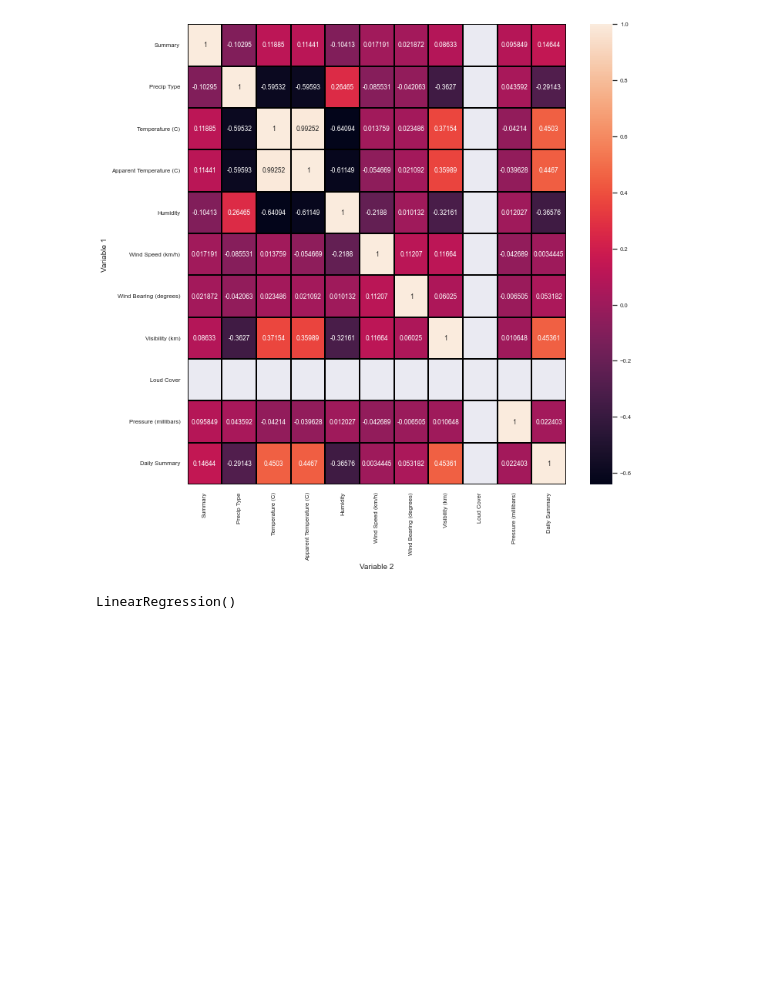
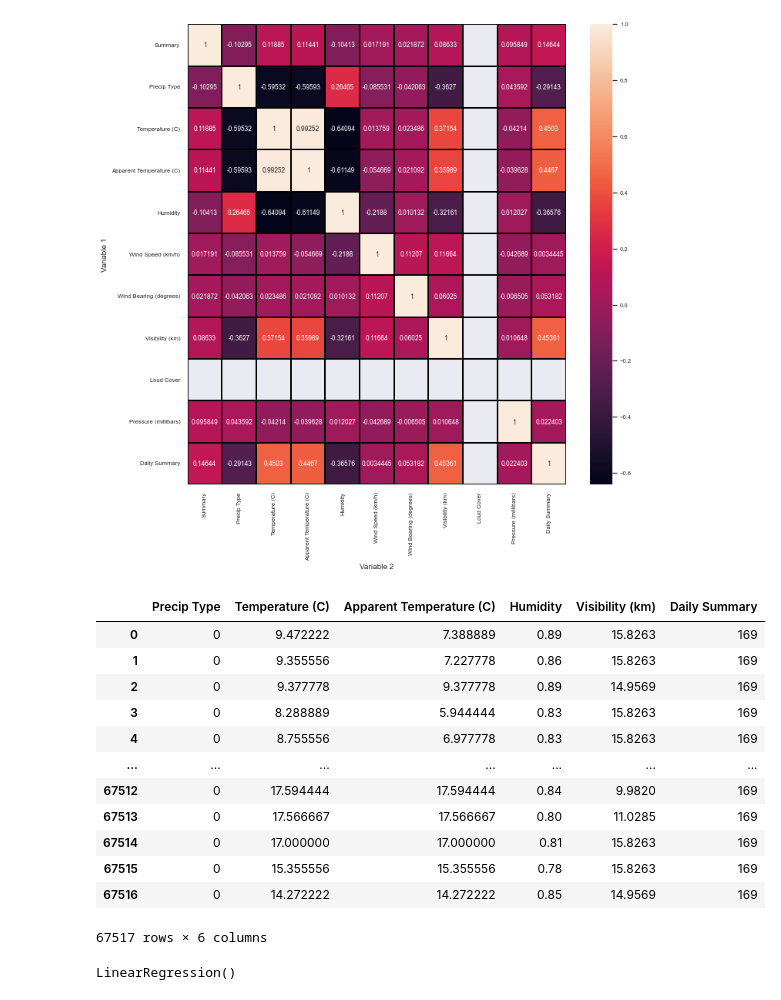
Before and after one commit to pouriaSameti/ML-Projects, a Jupyter notebook: Linear Regression/Linear Regression projects/predict temperature.ipynb, the cells around one changed output. Drawn from its saved outputs; the diff is of its cells as text; code cells hidden in the pictures; blank space fills up the shorter version.

```diff
--- a/Linear Regression/Linear Regression projects/predict temperature.ipynb
+++ b/Linear Regression/Linear Regression projects/predict temperature.ipynb
@@ -140,3 +140,19 @@ test_set = test_set.drop(columns=['Wind Speed (km/h)', 'Wind Bearing (degrees)',
+# %%
+train_set
+# %% [output]
+|  | Precip Type | Temperature (C) | Apparent Temperature (C) | Humidity | Visibility (km) | Daily Summary |
+| 0 | 0 | 9.472222 | 7.388889 | 0.89 | 15.8263 | 169 |
+| 1 | 0 | 9.355556 | 7.227778 | 0.86 | 15.8263 | 169 |
+| 2 | 0 | 9.377778 | 9.377778 | 0.89 | 14.9569 | 169 |
+| 3 | 0 | 8.288889 | 5.944444 | 0.83 | 15.8263 | 169 |
+| 4 | 0 | 8.755556 | 6.977778 | 0.83 | 15.8263 | 169 |
+| ... | ... | ... | ... | ... | ... | ... |
+| 67512 | 0 | 17.594444 | 17.594444 | 0.84 | 9.9820 | 169 |
+| 67513 | 0 | 17.566667 | 17.566667 | 0.80 | 11.0285 | 169 |
+| 67514 | 0 | 17.000000 | 17.000000 | 0.81 | 15.8263 | 169 |
+| 67515 | 0 | 15.355556 | 15.355556 | 0.78 | 15.8263 | 169 |
+| 67516 | 0 | 14.272222 | 14.272222 | 0.85 | 14.9569 | 169 |
+67517 rows × 6 columns
 # %%
 # splitting Data
 y_train = train_set['Apparent Temperature (C)']
```
Also changed, not shown: parts of 4 cells of this notebook, 1 other file.
